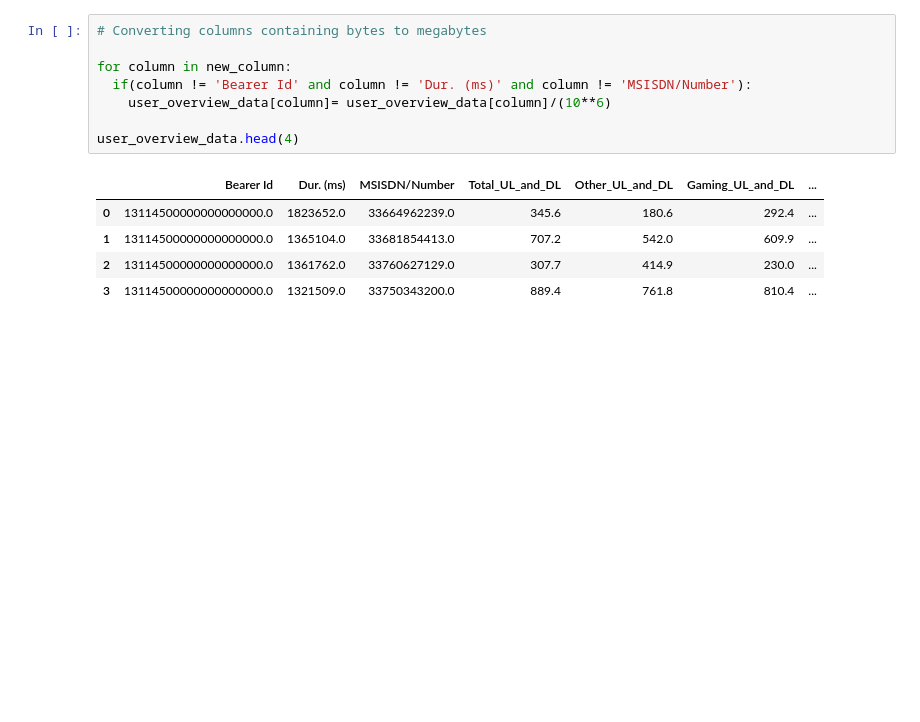
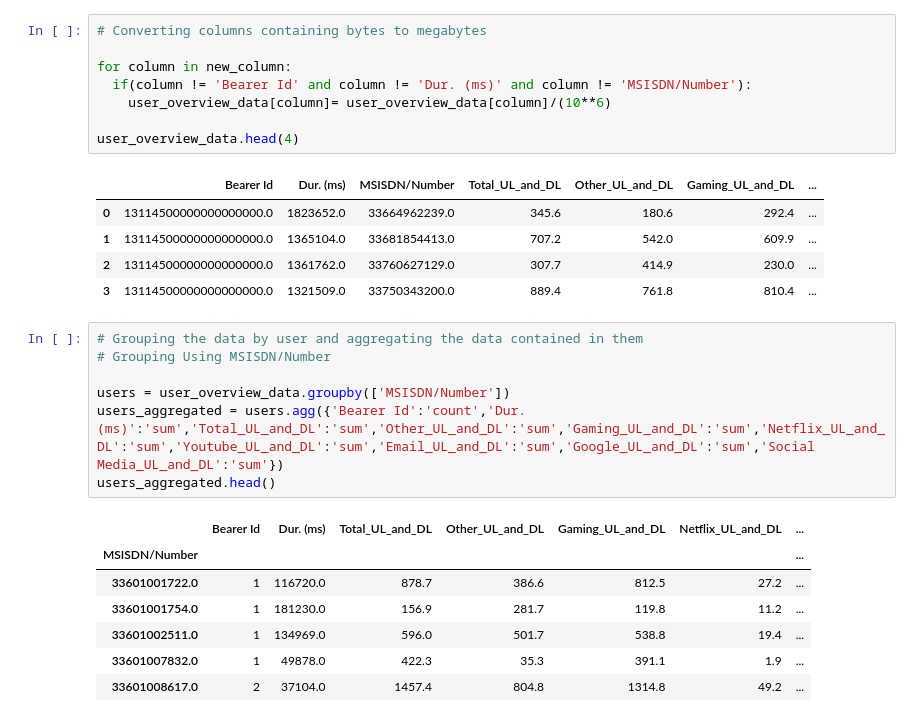
Before and after one commit to Micky373/Telecom_user_analytics, a Jupyter notebook: notebooks/user_overview_analysis.ipynb, the cells around one changed output. Saved outputs shown, nothing was run; the diff lists cells and outputs as text; blank space fills up the shorter version.

Commit message:
Group and aggregate users data

```diff
--- a/notebooks/user_overview_analysis.ipynb
+++ b/notebooks/user_overview_analysis.ipynb
@@ -326,3 +326,18 @@ user_overview_data.head(4)
 | 1 | 13114500000000000000.0 | 1365104.0 | 33681854413.0 | 707.2 | 542.0 | 609.9 | ... |
 | 2 | 13114500000000000000.0 | 1361762.0 | 33760627129.0 | 307.7 | 414.9 | 230.0 | ... |
 | 3 | 13114500000000000000.0 | 1321509.0 | 33750343200.0 | 889.4 | 761.8 | 810.4 | ... |
+# %%
+# Grouping the data by user and aggregating the data contained in them
+# Grouping Using MSISDN/Number
+
+users = user_overview_data.groupby(['MSISDN/Number'])
+users_aggregated = users.agg({'Bearer Id':'count','Dur. (ms)':'sum','Total_UL_and_DL':'sum','Other_UL_and_DL':'sum','Gaming_UL_and_DL':'sum','Netflix_UL_and_DL':'sum','Youtube_UL_and_DL':'sum','Email_UL_and_DL':'sum','Google_UL_and_DL':'sum','Social Media_UL_and_DL':'sum'})
+users_aggregated.head()
+# %% [output]
+|  | Bearer Id | Dur. (ms) | Total_UL_and_DL | Other_UL_and_DL | Gaming_UL_and_DL | Netflix_UL_and_DL | ... |
+| MSISDN/Number |  |  |  |  |  |  | ... |
+| 33601001722.0 | 1 | 116720.0 | 878.7 | 386.6 | 812.5 | 27.2 | ... |
+| 33601001754.0 | 1 | 181230.0 | 156.9 | 281.7 | 119.8 | 11.2 | ... |
+| 33601002511.0 | 1 | 134969.0 | 596.0 | 501.7 | 538.8 | 19.4 | ... |
+| 33601007832.0 | 1 | 49878.0 | 422.3 | 35.3 | 391.1 | 1.9 | ... |
+| 33601008617.0 | 2 | 37104.0 | 1457.4 | 804.8 | 1314.8 | 49.2 | ... |
```
